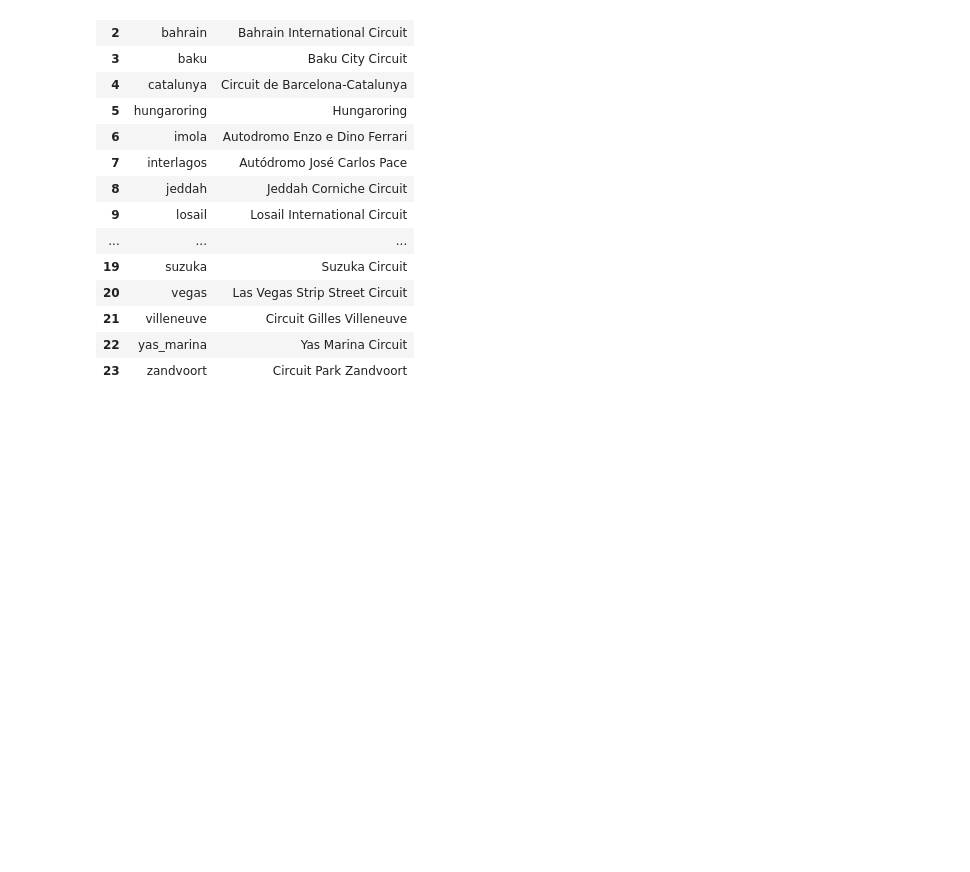
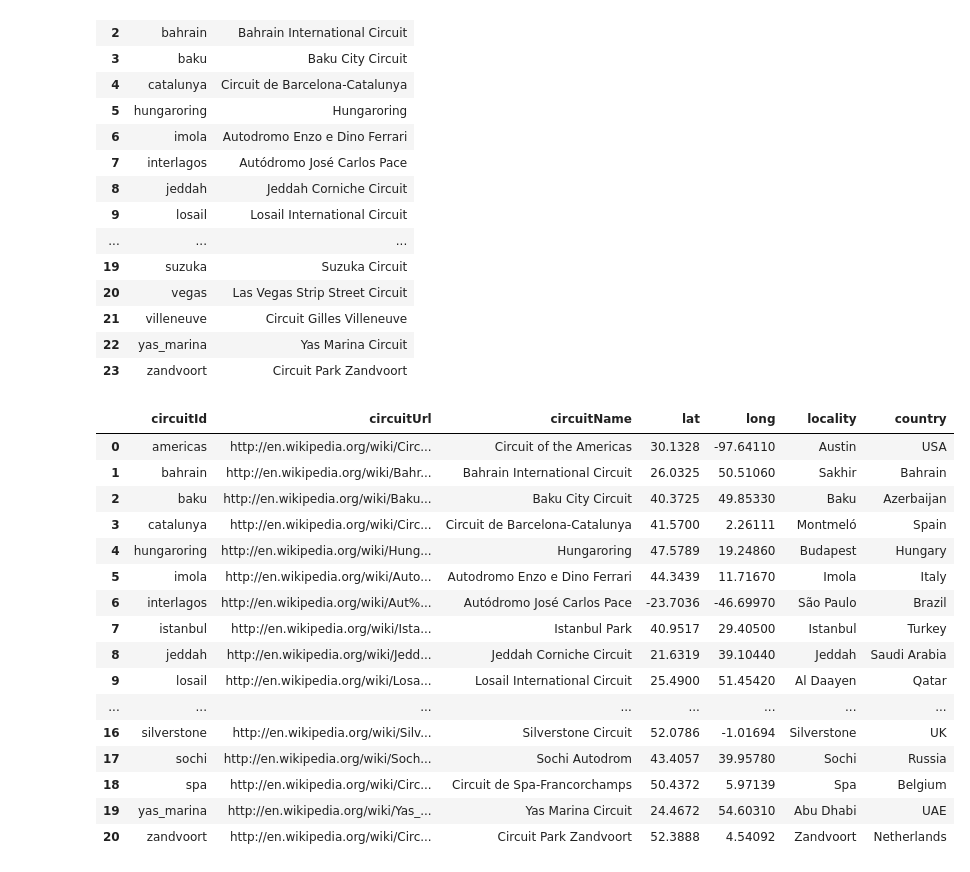
Before and after one commit to MaximilianHess/InfoVis2024, a Jupyter notebook: E3/Notebooks/data_prep.ipynb, the cells around one changed output. Cells and saved outputs as stored; diff of their text form; code cells hidden in the pictures; blank space fills up the shorter version.

```diff
--- a/E3/Notebooks/data_prep.ipynb
+++ b/E3/Notebooks/data_prep.ipynb
@@ -136,3 +137,23 @@ df_circuits = pd.read_parquet("../static/data/all_tracks_new.parquet")
 # %%
 circuit_data = df_circuits.merge(df_circuits_geo, left_on='circuit_code', right_on='circuitId', how='left')
 circuit_data.drop(columns=['circuit_code'], inplace=True)
+# %%
+ergast.get_circuits(season=2021, result_type='pandas')
+# %% [output]
+|  | circuitId | circuitUrl | circuitName | lat | long | locality | country |
+| 0 | americas | http://en.wikipedia.org/wiki/Circ... | Circuit of the Americas | 30.1328 | -97.64110 | Austin | USA |
+| 1 | bahrain | http://en.wikipedia.org/wiki/Bahr... | Bahrain International Circuit | 26.0325 | 50.51060 | Sakhir | Bahrain |
+| 2 | baku | http://en.wikipedia.org/wiki/Baku... | Baku City Circuit | 40.3725 | 49.85330 | Baku | Azerbaijan |
+| 3 | catalunya | http://en.wikipedia.org/wiki/Circ... | Circuit de Barcelona-Catalunya | 41.5700 | 2.26111 | Montmeló | Spain |
+| 4 | hungaroring | http://en.wikipedia.org/wiki/Hung... | Hungaroring | 47.5789 | 19.24860 | Budapest | Hungary |
+| 5 | imola | http://en.wikipedia.org/wiki/Auto... | Autodromo Enzo e Dino Ferrari | 44.3439 | 11.71670 | Imola | Italy |
+| 6 | interlagos | http://en.wikipedia.org/wiki/Aut%... | Autódromo José Carlos Pace | -23.7036 | -46.69970 | São Paulo | Brazil |
+| 7 | istanbul | http://en.wikipedia.org/wiki/Ista... | Istanbul Park | 40.9517 | 29.40500 | Istanbul | Turkey |
+| 8 | jeddah | http://en.wikipedia.org/wiki/Jedd... | Jeddah Corniche Circuit | 21.6319 | 39.10440 | Jeddah | Saudi Arabia |
+| 9 | losail | http://en.wikipedia.org/wiki/Losa... | Losail International Circuit | 25.4900 | 51.45420 | Al Daayen | Qatar |
+| ... | ... | ... | ... | ... | ... | ... | ... |
+| 16 | silverstone | http://en.wikipedia.org/wiki/Silv... | Silverstone Circuit | 52.0786 | -1.01694 | Silverstone | UK |
+| 17 | sochi | http://en.wikipedia.org/wiki/Soch... | Sochi Autodrom | 43.4057 | 39.95780 | Sochi | Russia |
+| 18 | spa | http://en.wikipedia.org/wiki/Circ... | Circuit de Spa-Francorchamps | 50.4372 | 5.97139 | Spa | Belgium |
+| 19 | yas_marina | http://en.wikipedia.org/wiki/Yas_... | Yas Marina Circuit | 24.4672 | 54.60310 | Abu Dhabi | UAE |
+| 20 | zandvoort | http://en.wikipedia.org/wiki/Circ... | Circuit Park Zandvoort | 52.3888 | 4.54092 | Zandvoort | Netherlands |
```
Also changed, not shown: parts of 5 cells of this notebook, 6 other files.
